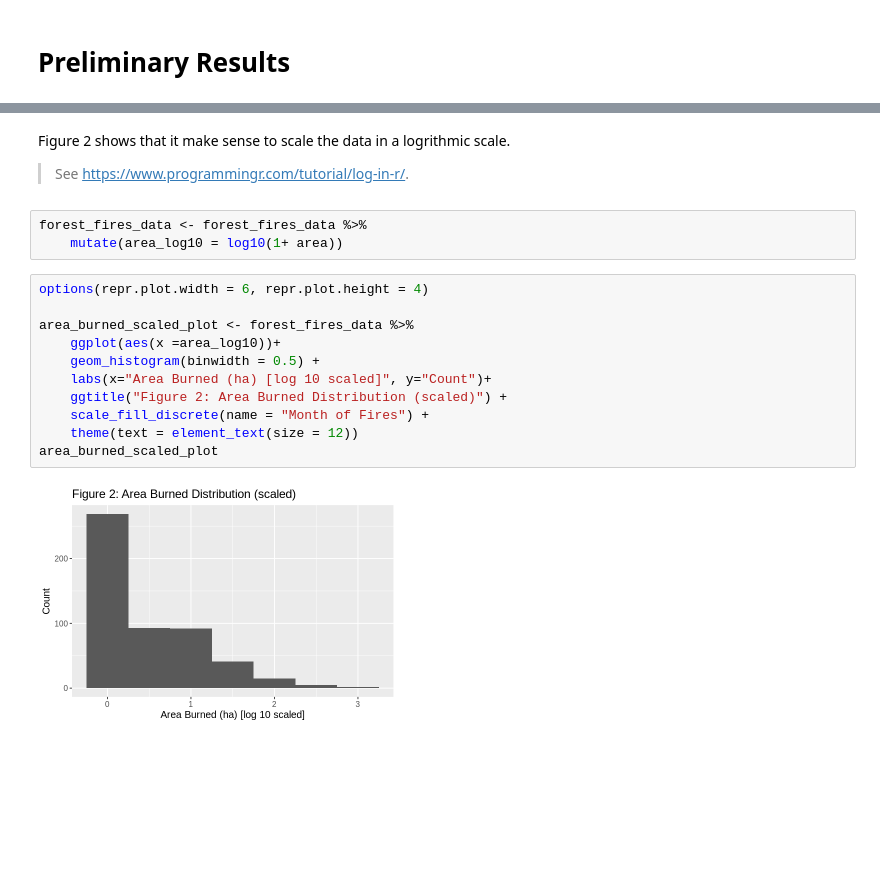
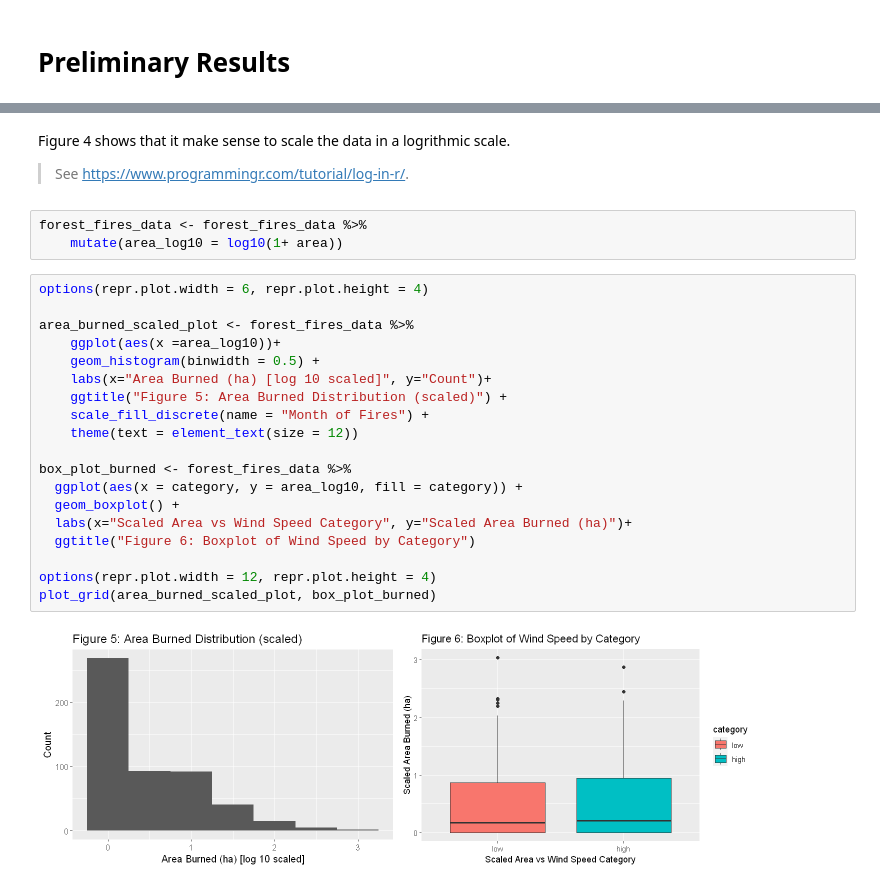
Before and after one commit to Mapleia/STAT_201_proj, a Jupyter notebook: src/Preliminary_Results.ipynb, the cells around one changed output, grey strips where cells are left out. Saved outputs shown, nothing was run; the diff lists cells and outputs as text; blank space fills up the shorter version.

Commit message:
move plots

```diff
--- a/src/Preliminary_Results.ipynb
+++ b/src/Preliminary_Results.ipynb
@@ -75,5 +131,5 @@ area_burned_plot
 # %% [markdown]
-Figure 2 shows that it make sense to scale the data in a logrithmic scale.
+Figure 4 shows that it make sense to scale the data in a logrithmic scale.
 > See https://www.programmingr.com/tutorial/log-in-r/.
 # %%
 forest_fires_data <- forest_fires_data %>%
@@ -81,13 +137,21 @@ forest_fires_data <- forest_fires_data %>%
 # %%
 options(repr.plot.width = 6, repr.plot.height = 4)
 
 area_burned_scaled_plot <- forest_fires_data %>%
     ggplot(aes(x =area_log10))+
     geom_histogram(binwidth = 0.5) +
     labs(x="Area Burned (ha) [log 10 scaled]", y="Count")+
-    ggtitle("Figure 2: Area Burned Distribution (scaled)") +
+    ggtitle("Figure 5: Area Burned Distribution (scaled)") +
     scale_fill_discrete(name = "Month of Fires") +
     theme(text = element_text(size = 12))
-area_burned_scaled_plot
+
+box_plot_burned <- forest_fires_data %>%
+  ggplot(aes(x = category, y = area_log10, fill = category)) +
+  geom_boxplot() +
+  labs(x="Scaled Area vs Wind Speed Category", y="Scaled Area Burned (ha)")+
+  ggtitle("Figure 6: Boxplot of Wind Speed by Category")
+
+options(repr.plot.width = 12, repr.plot.height = 4)
+plot_grid(area_burned_scaled_plot, box_plot_burned)
 # %% [output]
-[figure, old version]
+[figure, new version]
```
Also changed, not shown: parts of 21 cells of this notebook.
